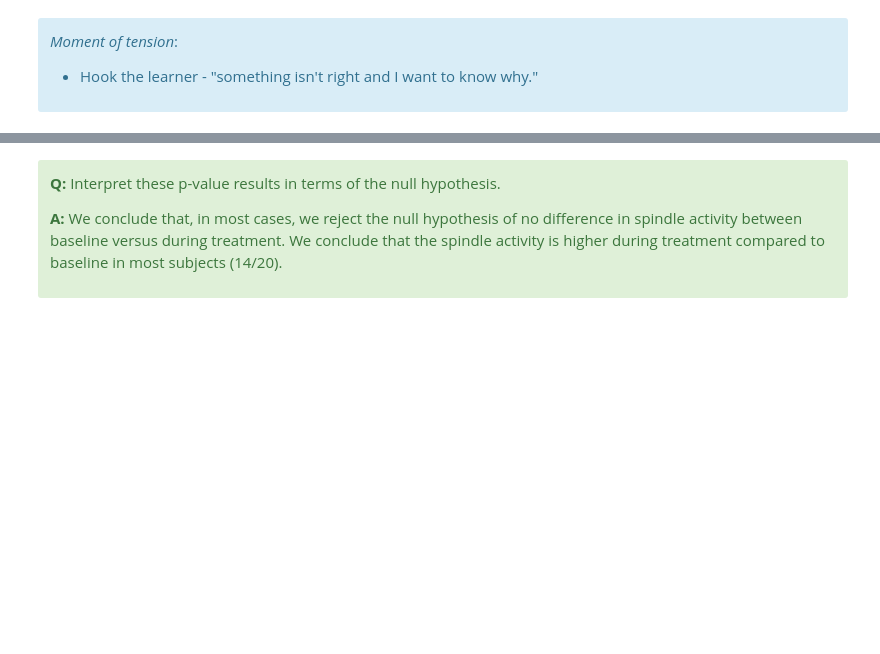
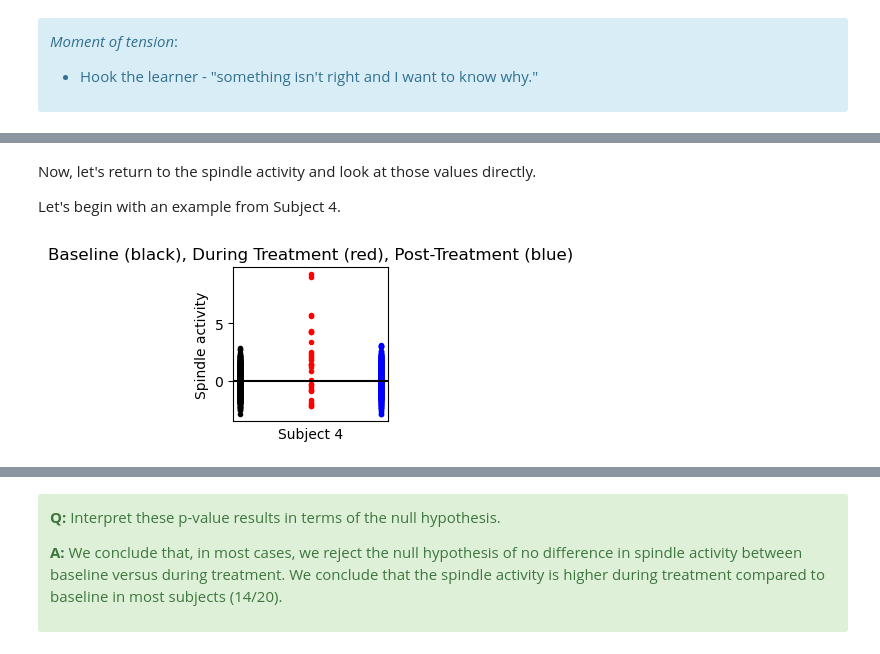
Before and after one commit to Mark-Kramer/METER-Units, a Jupyter notebook: METER_P_Values.ipynb, the cells around one changed output, grey strips where cells are left out. Cells and saved outputs as stored; diff of their text form; code cells hidden in the pictures; blank space fills up the shorter version.

```diff
--- a/METER_P_Values.ipynb
+++ b/METER_P_Values.ipynb
@@ -465,11 +669,14 @@ Now, let's return to the spindle measurements and look at those values directly.
+# %% [markdown]
+Now, let's return to the spindle activity and look at those values directly.
+
+Let's begin with an example from Subject 4.
 # %%
-plt.figure(figsize=(12, 2))
-for k in np.arange(0,20):
-    plt.plot(np.tile(k,(840,1))-0.25, baseline[:,k], '.', color='k')
-for k in np.arange(0,20):
-    plt.plot(np.tile(k,(30,1)), during_treatment[:,k], '.', color='r')
-for k in np.arange(0,20):
-    plt.plot(np.tile(k,(840,1))+0.25, post_treatment[:,k], '.', color='b')
+plt.figure(figsize=(2, 2))
+plt.plot(np.tile(0,(840,1))-0.25, baseline[:,4], '.', color='k')
+plt.plot(np.tile(0,(30,1)), during_treatment[:,4], '.', color='r')
+plt.plot(np.tile(0,(840,1))+0.25, post_treatment[:,4], '.', color='b')
 plt.axhline(y=0, color='k')
-plt.xlabel('Subject'); plt.ylabel('Spindle activity'); plt.title('Baseline (black), During Treatment (red), Post-Treatment (blue)'); #plt.ylim([0,1]);
-plt.xticks(np.arange(0,20));
+plt.xlabel('Subject 4'); plt.ylabel('Spindle activity'); plt.title('Baseline (black), During Treatment (red), Post-Treatment (blue)'); #plt.ylim([0,1]);
+plt.xticks([]);
+# %% [output]
+[figure, added]
```
Also changed, not shown: parts of 111 cells of this notebook, 3 other files.
